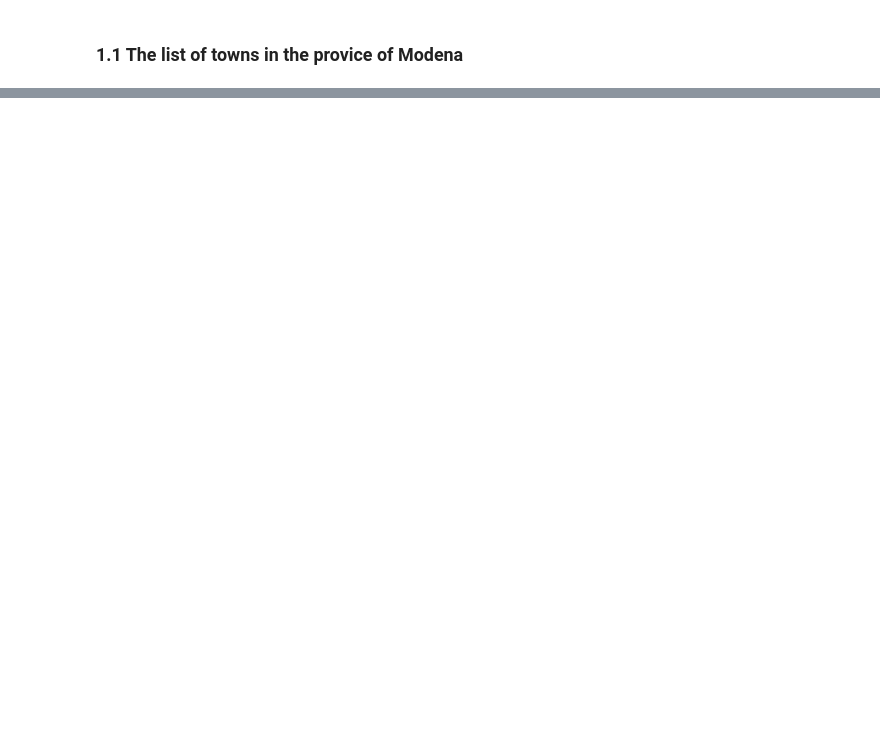
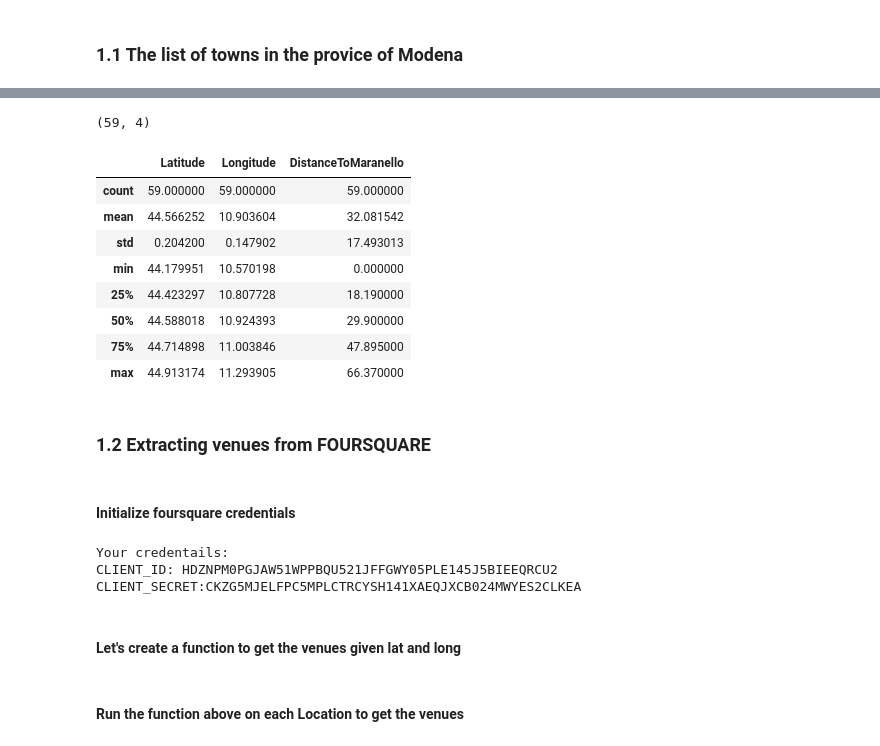
Before and after one commit to sebas1986/TheMotorSportValley-WhereToLive-, a Jupyter notebook: ProjectAnalysis.ipynb, the cells around one changed output, grey strips where cells are left out. Cells and saved outputs as stored; diff of their text form; code cells hidden in the pictures; blank space fills up the shorter version.

```diff
--- a/ProjectAnalysis.ipynb
+++ b/ProjectAnalysis.ipynb
@@ -63,0 +46,34 @@ ParserError: Error tokenizing data. C error: Expected 1 fields in line 47, saw 2
+# %%
+df_location_raw.shape
+# %% [output]
+(59, 4)
+# %%
+df_location_raw.describe()
+# %% [output]
+|  | Latitude | Longitude | DistanceToMaranello |
+| count | 59.000000 | 59.000000 | 59.000000 |
+| mean | 44.566252 | 10.903604 | 32.081542 |
+| std | 0.204200 | 0.147902 | 17.493013 |
+| min | 44.179951 | 10.570198 | 0.000000 |
+| 25% | 44.423297 | 10.807728 | 18.190000 |
+| 50% | 44.588018 | 10.924393 | 29.900000 |
+| 75% | 44.714898 | 11.003846 | 47.895000 |
+| max | 44.913174 | 11.293905 | 66.370000 |
+# %% [markdown]
+### 1.2 Extracting venues from FOURSQUARE
+# %% [markdown]
+#### Initialize foursquare credentials
+# %%
+CLIENT_ID = 'HDZNPM0PGJAW51WPPBQU521JFFGWY05PLE145J5BIEEQRCU2' # your Foursquare ID
+CLIENT_SECRET = 'CKZG5MJELFPC5MPLCTRCYSH141XAEQJXCB024MWYES2CLKEA' # your Foursquare Secret
+VERSION = '20180605' # Foursquare API version
+
+print('Your credentails:')
+print('CLIENT_ID: ' + CLIENT_ID)
+print('CLIENT_SECRET:' + CLIENT_SECRET)
+# %% [output]
+Your credentails:
+CLIENT_ID: HDZNPM0PGJAW51WPPBQU521JFFGWY05PLE145J5BIEEQRCU2
+CLIENT_SECRET:CKZG5MJELFPC5MPLCTRCYSH141XAEQJXCB024MWYES2CLKEA
+# %% [markdown]
+#### Let's create a function to get the venues given lat and long
@@ -63,0 +120,2 @@ ParserError: Error tokenizing data. C error: Expected 1 fields in line 47, saw 2
+# %% [markdown]
+#### Run the function above on each Location to get the venues
```
Also changed, not shown: parts of 15 cells of this notebook, 1 other file.
